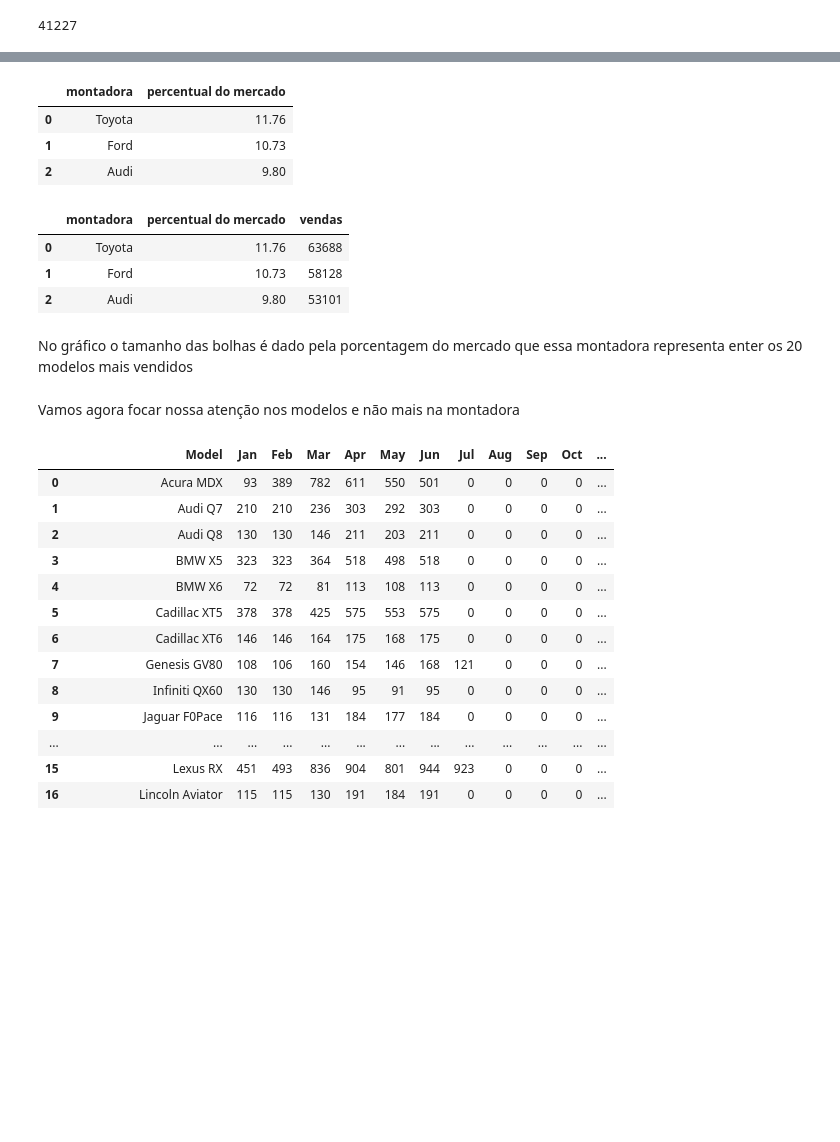
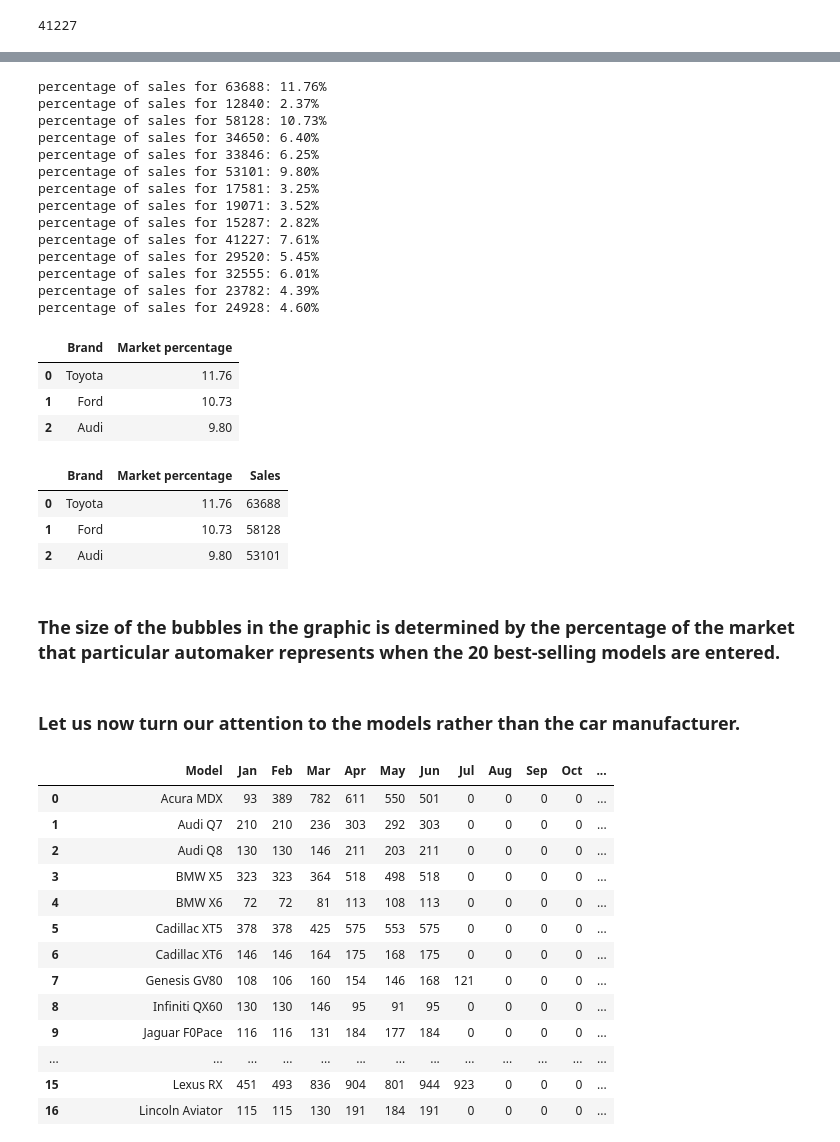
Before and after one commit to vitoriawillani1991/Car_sales_Canada, a Jupyter notebook: Canada_Cars.ipynb, the cells around one changed output, grey strips where cells are left out. Saved outputs shown, nothing was run; the diff lists cells and outputs as text; code cells hidden in the pictures; blank space fills up the shorter version.

```diff
--- a/Canada_Cars.ipynb
+++ b/Canada_Cars.ipynb
@@ -232,27 +211,46 @@ Percentual de vendas para 24928: 4.60%
+# %%
+
+percentage_brand = {}
+for brand in brands:
+    percentage = brand / sales_for_model["Sumofsales"].head(20).sum()
+    percentage_brand[brand] = percentage
+for brand, percentage in percentage_brand.items():
+    print(f"percentage of sales for {brand}: {percentage:.2%}")
+# %% [output]
+percentage of sales for 63688: 11.76%
+percentage of sales for 12840: 2.37%
+percentage of sales for 58128: 10.73%
+percentage of sales for 34650: 6.40%
+percentage of sales for 33846: 6.25%
+percentage of sales for 53101: 9.80%
+percentage of sales for 17581: 3.25%
+percentage of sales for 19071: 3.52%
+percentage of sales for 15287: 2.82%
+percentage of sales for 41227: 7.61%
+percentage of sales for 29520: 5.45%
+percentage of sales for 32555: 6.01%
+percentage of sales for 23782: 4.39%
+percentage of sales for 24928: 4.60%
 # %%
-#top 3 montadoras por percentuais de mercado
-percentual_montadora = {"Toyota": 11.76, "Ford": 10.73, "Audi": 9.80}
+percentage_brand = {"Toyota": 11.76, "Ford": 10.73, "Audi": 9.80}
-# %%
-
-# Criar o DataFrame
-top3_montadoras = pd.DataFrame(percentual_montadora.items(), columns=["montadora", "percentual do mercado"])
-
-# Exibir o DataFrame
-top3_montadoras
-# %% [output]
-|  | montadora | percentual do mercado |
-| 0 | Toyota | 11.76 |
-| 1 | Ford | 10.73 |
-| 2 | Audi | 9.80 |
+# %%
+
+top3_brands = pd.DataFrame(percentage_brand.items(), columns=["Brand", "Market percentage"])
+top3_brands
+# %% [output]
+|  | Brand | Market percentage |
+| 0 | Toyota | 11.76 |
+| 1 | Ford | 10.73 |
+| 2 | Audi | 9.80 |
 # %%
-top3_montadoras["vendas"] = [63688,58128,53101]
+top3_brands["Sales"] = [63688,58128,53101]
-# %%
-top3_montadoras
-# %% [output]
-|  | montadora | percentual do mercado | vendas |
-| 0 | Toyota | 11.76 | 63688 |
-| 1 | Ford | 10.73 | 58128 |
-| 2 | Audi | 9.80 | 53101 |
-# %% [markdown]
-No gráfico o tamanho das bolhas é dado pela porcentagem do mercado que essa montadora representa enter os 20 modelos mais vendidos
+# %%
+top3_brands
+# %% [output]
+|  | Brand | Market percentage | Sales |
+| 0 | Toyota | 11.76 | 63688 |
+| 1 | Ford | 10.73 | 58128 |
+| 2 | Audi | 9.80 | 53101 |
+# %% [markdown]
+### The size of the bubbles in the graphic is determined by the percentage of the market that particular automaker represents when the 20 best-selling models are entered.
 # %%
@@ -260,5 +258,5 @@ px.scatter(data_frame = top3_montadoras, x = 'montadora', y = 'vendas', size = '
-# %% [markdown]
-Vamos agora focar nossa atenção nos modelos e não mais na montadora
+# %% [markdown]
+### Let us now turn our attention to the models rather than the car manufacturer.
 # %%
 data.head(20)
 # %% [output]
```
Also changed, not shown: parts of 30 cells of this notebook.
